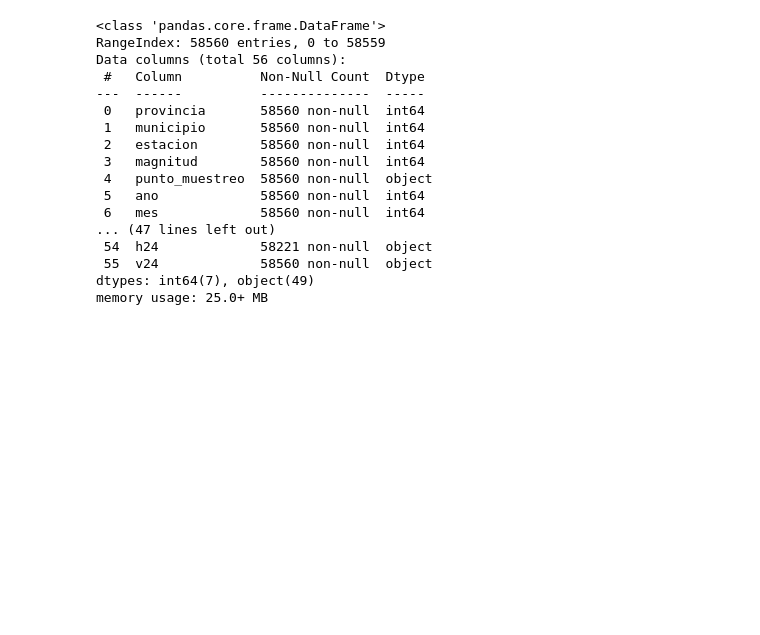
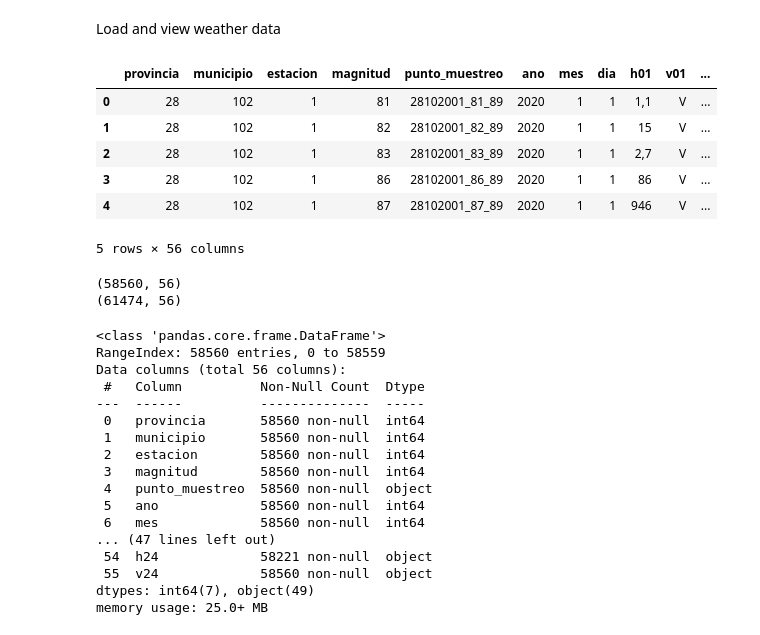
Before and after one commit to Yakondra/Final-project-air-quality, a Jupyter notebook: src/Air_quality.ipynb, the cells around one changed output. Saved outputs shown, nothing was run; the diff lists cells and outputs as text; code cells hidden in the pictures; blank space fills up the shorter version.

```diff
--- a/src/Air_quality.ipynb
+++ b/src/Air_quality.ipynb
@@ -26,3 +29,26 @@ pollution_2020.shape
+# %% [markdown]
+Load and view weather data
+# %%
+weather_2020 = pd.read_csv('../data/raw/weather data/2020.csv', sep = ';')
+weather_2021 = pd.read_csv('../data/raw/weather data/2021.csv', sep = ';')
+weather_2022 = pd.read_csv('../data/raw/weather data/2022.csv', sep = ';')
+weather_2023 = pd.read_csv('../data/raw/weather data/2023.csv', sep = ';')
+
+weather_2020.head()
+# %% [output]
+|  | provincia | municipio | estacion | magnitud | punto_muestreo | ano | mes | dia | h01 | v01 | ... |
+| 0 | 28 | 102 | 1 | 81 | 28102001_81_89 | 2020 | 1 | 1 | 1,1 | V | ... |
+| 1 | 28 | 102 | 1 | 82 | 28102001_82_89 | 2020 | 1 | 1 | 15 | V | ... |
+| 2 | 28 | 102 | 1 | 83 | 28102001_83_89 | 2020 | 1 | 1 | 2,7 | V | ... |
+| 3 | 28 | 102 | 1 | 86 | 28102001_86_89 | 2020 | 1 | 1 | 86 | V | ... |
+| 4 | 28 | 102 | 1 | 87 | 28102001_87_89 | 2020 | 1 | 1 | 946 | V | ... |
+5 rows × 56 columns
+# %%
+print(pollution_2020.shape)
+print(weather_2020.shape)
+# %% [output]
+(58560, 56)
+(61474, 56)
 # %%
 pollution_2020.info()
 # %% [output]
```
Also changed, not shown: parts of 13 cells of this notebook, 1 other file.
